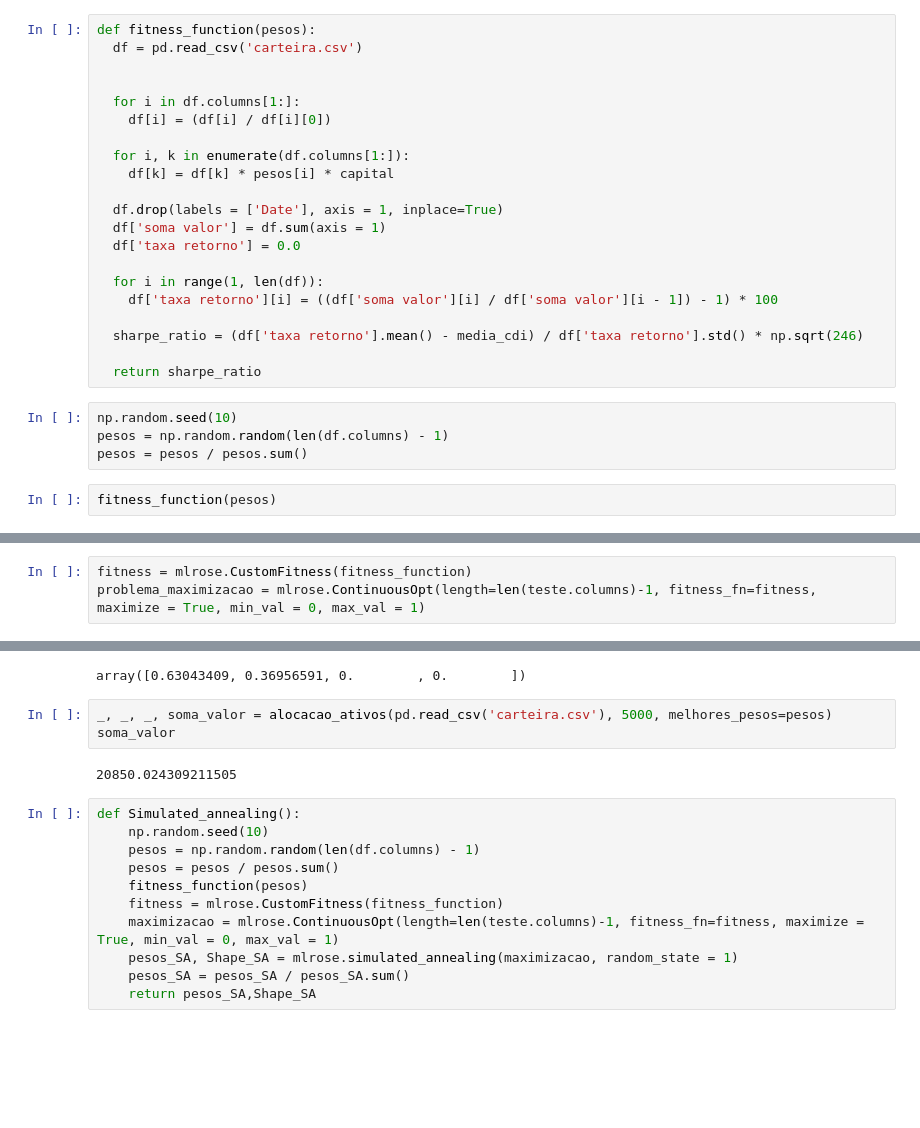
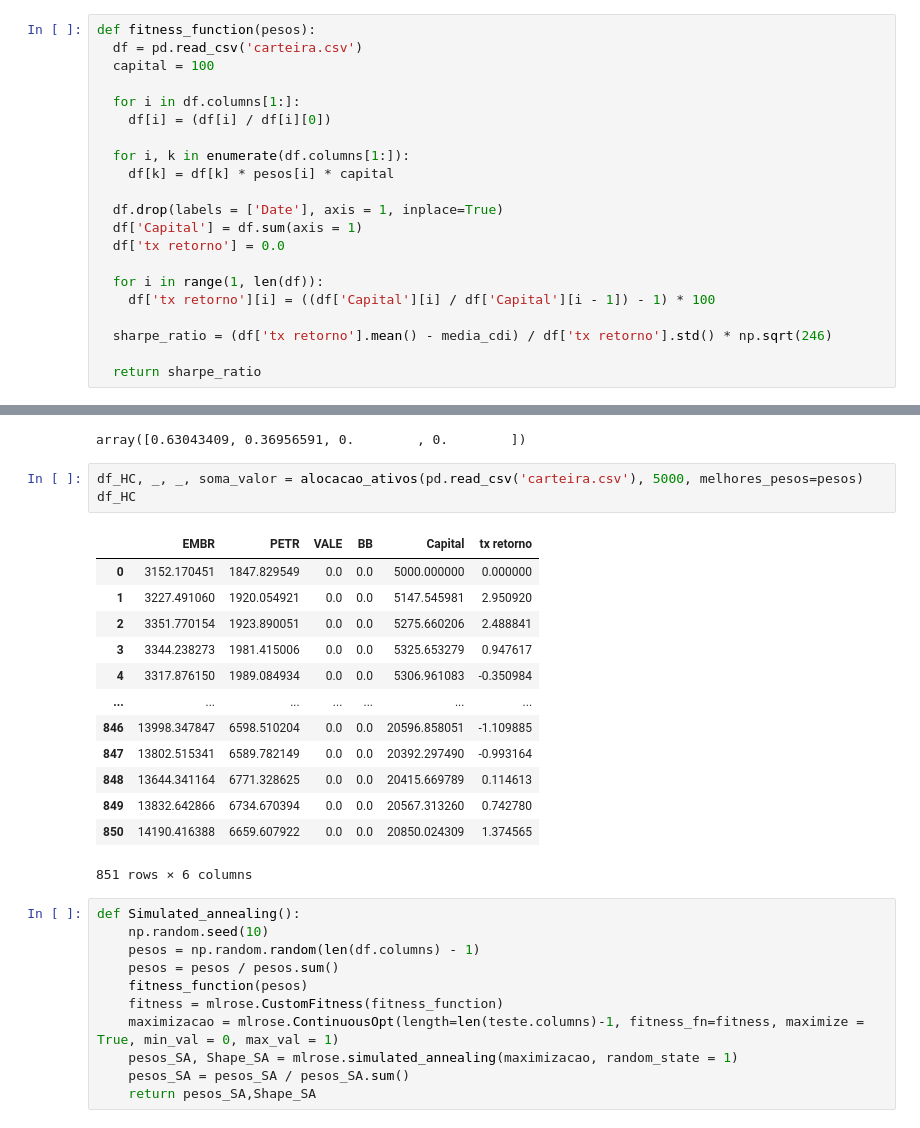
Before and after one commit to victordornelos/otimizacao_portfolio_python, a Jupyter notebook: carteira.ipynb, the cells around one changed output, grey strips where cells are left out. Saved outputs shown, nothing was run; the diff lists cells and outputs as text; blank space fills up the shorter version.

```diff
--- a/carteira.ipynb
+++ b/carteira.ipynb
@@ -150,7 +136,7 @@ import mlrose
 # %%
 def fitness_function(pesos):
   df = pd.read_csv('carteira.csv')
-
+  capital = 100
 
   for i in df.columns[1:]:
     df[i] = (df[i] / df[i][0])
@@ -159,18 +145,12 @@ def fitness_function(pesos):
     df[k] = df[k] * pesos[i] * capital
 
   df.drop(labels = ['Date'], axis = 1, inplace=True)
-  df['soma valor'] = df.sum(axis = 1)
-  df['taxa retorno'] = 0.0
+  df['Capital'] = df.sum(axis = 1)
+  df['tx retorno'] = 0.0
 
   for i in range(1, len(df)):
-    df['taxa retorno'][i] = ((df['soma valor'][i] / df['soma valor'][i - 1]) - 1) * 100
+    df['tx retorno'][i] = ((df['Capital'][i] / df['Capital'][i - 1]) - 1) * 100
 
-  sharpe_ratio = (df['taxa retorno'].mean() - media_cdi) / df['taxa retorno'].std() * np.sqrt(246)
+  sharpe_ratio = (df['tx retorno'].mean() - media_cdi) / df['tx retorno'].std() * np.sqrt(246)
 
   return sharpe_ratio
-# %%
-np.random.seed(10)
-pesos = np.random.random(len(df.columns) - 1)
-pesos = pesos / pesos.sum()
-# %%
-fitness_function(pesos)
@@ -179,3 +156,0 @@ fitness_function(pesos)
-# %%
-fitness = mlrose.CustomFitness(fitness_function)
-problema_maximizacao = mlrose.ContinuousOpt(length=len(teste.columns)-1, fitness_fn=fitness, maximize = True, min_val = 0, max_val = 1)
@@ -198,10 +171,22 @@ pesos
 # %% [output]
 array([0.63043409, 0.36956591, 0.        , 0.        ])
 # %%
-_, _, _, soma_valor = alocacao_ativos(pd.read_csv('carteira.csv'), 5000, melhores_pesos=pesos)
-soma_valor
+df_HC, _, _, soma_valor = alocacao_ativos(pd.read_csv('carteira.csv'), 5000, melhores_pesos=pesos)
+df_HC
 # %% [output]
+|  | EMBR | PETR | VALE | BB | Capital | tx retorno |
+| 0 | 3152.170451 | 1847.829549 | 0.0 | 0.0 | 5000.000000 | 0.000000 |
+| 1 | 3227.491060 | 1920.054921 | 0.0 | 0.0 | 5147.545981 | 2.950920 |
+| 2 | 3351.770154 | 1923.890051 | 0.0 | 0.0 | 5275.660206 | 2.488841 |
+| 3 | 3344.238273 | 1981.415006 | 0.0 | 0.0 | 5325.653279 | 0.947617 |
+| 4 | 3317.876150 | 1989.084934 | 0.0 | 0.0 | 5306.961083 | -0.350984 |
+| ... | ... | ... | ... | ... | ... | ... |
+| 846 | 13998.347847 | 6598.510204 | 0.0 | 0.0 | 20596.858051 | -1.109885 |
+| 847 | 13802.515341 | 6589.782149 | 0.0 | 0.0 | 20392.297490 | -0.993164 |
+| 848 | 13644.341164 | 6771.328625 | 0.0 | 0.0 | 20415.669789 | 0.114613 |
+| 849 | 13832.642866 | 6734.670394 | 0.0 | 0.0 | 20567.313260 | 0.742780 |
+| 850 | 14190.416388 | 6659.607922 | 0.0 | 0.0 | 20850.024309 | 1.374565 |
-20850.024309211505
+851 rows × 6 columns
 # %%
 def Simulated_annealing():
     np.random.seed(10)
```
Also changed, not shown: parts of 10 cells of this notebook, 1 other file.
